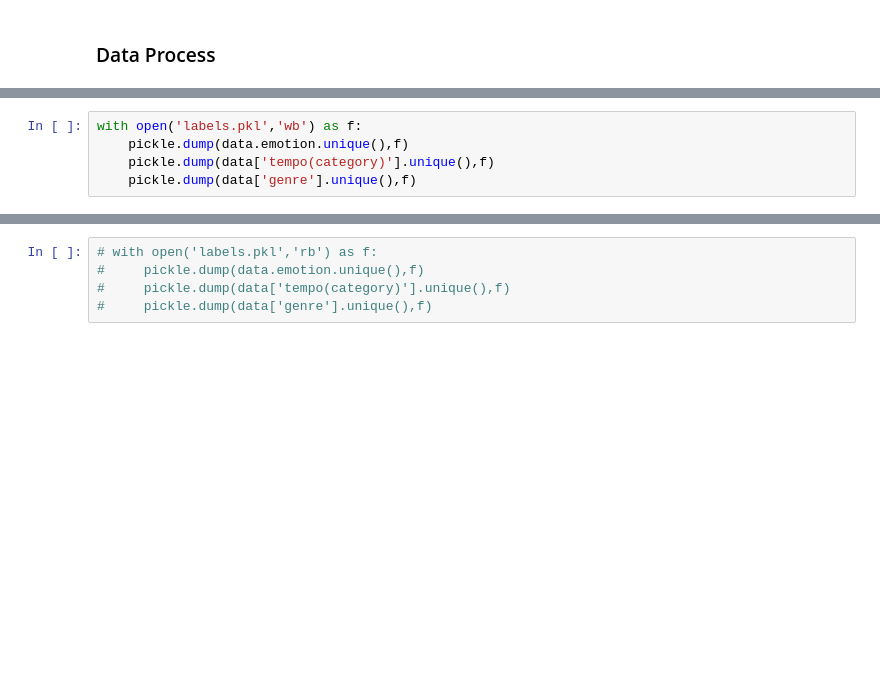
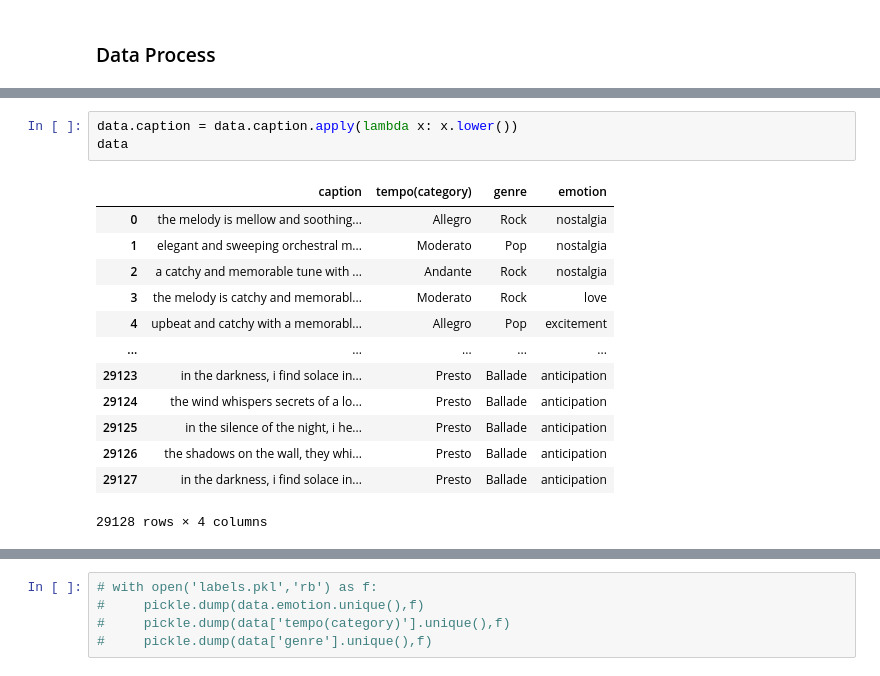
Before and after one commit to SangGank/LEVEL3, a Jupyter notebook: front_model.ipynb, the cells around one changed output, grey strips where cells are left out. Saved outputs shown, nothing was run; the diff lists cells and outputs as text; blank space fills up the shorter version.

```diff
--- a/front_model.ipynb
+++ b/front_model.ipynb
@@ -55,5 +56,17 @@ data.head()
-# %%
-with open('labels.pkl','wb') as f:
-    pickle.dump(data.emotion.unique(),f)
-    pickle.dump(data['tempo(category)'].unique(),f)
-    pickle.dump(data['genre'].unique(),f)
+# %%
+data.caption = data.caption.apply(lambda x: x.lower())
+data
+# %% [output]
+|  | caption | tempo(category) | genre | emotion |
+| 0 | the melody is mellow and soothing... | Allegro | Rock | nostalgia |
+| 1 | elegant and sweeping orchestral m... | Moderato | Pop | nostalgia |
+| 2 | a catchy and memorable tune with ... | Andante | Rock | nostalgia |
+| 3 | the melody is catchy and memorabl... | Moderato | Rock | love |
+| 4 | upbeat and catchy with a memorabl... | Allegro | Pop | excitement |
+| ... | ... | ... | ... | ... |
+| 29123 | in the darkness, i find solace in... | Presto | Ballade | anticipation |
+| 29124 | the wind whispers secrets of a lo... | Presto | Ballade | anticipation |
+| 29125 | in the silence of the night, i he... | Presto | Ballade | anticipation |
+| 29126 | the shadows on the wall, they whi... | Presto | Ballade | anticipation |
+| 29127 | in the darkness, i find solace in... | Presto | Ballade | anticipation |
+29128 rows × 4 columns
```
Also changed, not shown: parts of 7 cells of this notebook, 9 other files.
